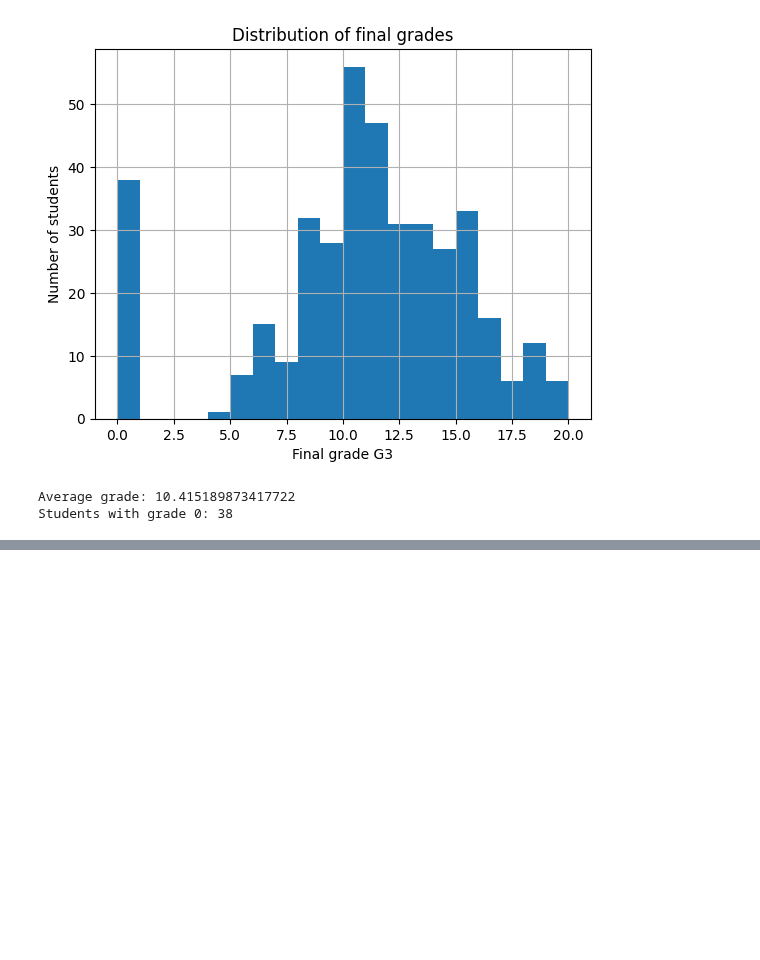
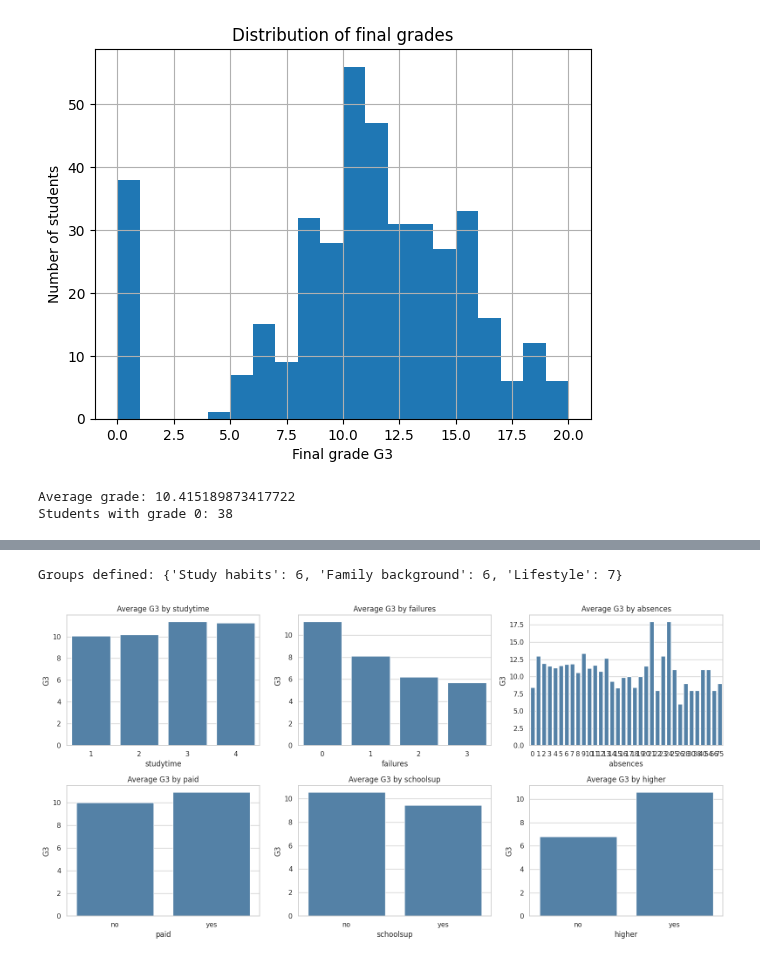
Before and after one commit to buntyedutainer/student-performance-ai, a Jupyter notebook: project.ipynb, the cells around one changed output, grey strips where cells are left out. Cells and saved outputs as stored; diff of their text form; code cells hidden in the pictures; blank space fills up the shorter version.

```diff
--- a/project.ipynb
+++ b/project.ipynb
@@ -694,0 +695,32 @@ plt.show()
+# %%
+# Cell 41: setup
+import pandas as pd
+import numpy as np
+import matplotlib.pyplot as plt
+import seaborn as sns
+from scipy import stats
+
+sns.set_theme(style="whitegrid")
+df = pd.read_csv("student-mat.csv", sep=";")
+df["passed"] = (df["G3"] >= 10).astype(int)
+
+groups = {
+    "Study habits": ["studytime", "failures", "absences", "paid", "schoolsup", "higher"],
+    "Family background": ["Medu", "Fedu", "famsup", "famrel", "Pstatus", "famsize"],
+    "Lifestyle": ["goout", "freetime", "Dalc", "Walc", "romantic", "internet", "health"],
+}
+print("Groups defined:", {k: len(v) for k, v in groups.items()})
+# %% [output]
+Groups defined: {'Study habits': 6, 'Family background': 6, 'Lifestyle': 7}
+# %%
+# Cell 42: study habits, average G3 and pass rate
+fig, axes = plt.subplots(2, 3, figsize=(16, 8))
+for ax, c in zip(axes.flat, groups["Study habits"]):
+    order = sorted(df[c].unique())
+    sns.barplot(x=c, y="G3", data=df, order=order, errorbar=None, ax=ax, color="steelblue")
+    ax.set_title(f"Average G3 by {c}")
+plt.tight_layout()
+plt.savefig("eda_study_habits.png", dpi=150, bbox_inches="tight")
+plt.show()
+# %% [output]
+[figure, added]
```
Also changed, not shown: parts of 76 cells of this notebook.
